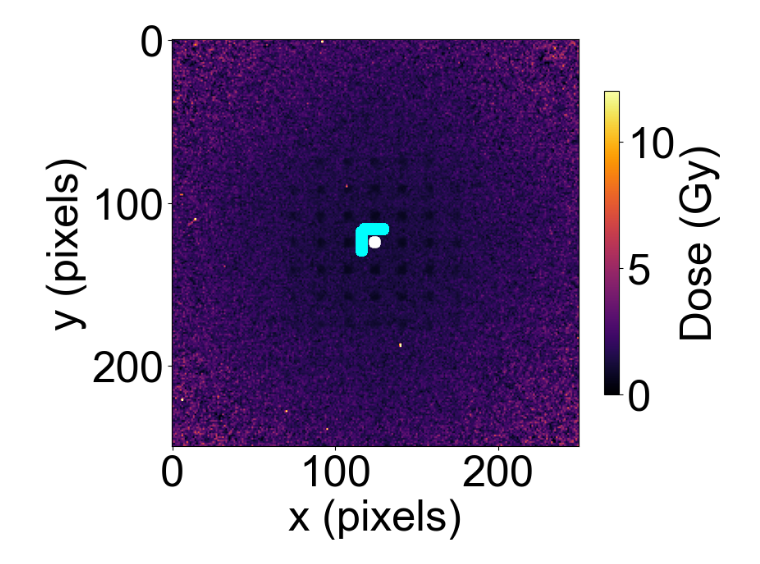
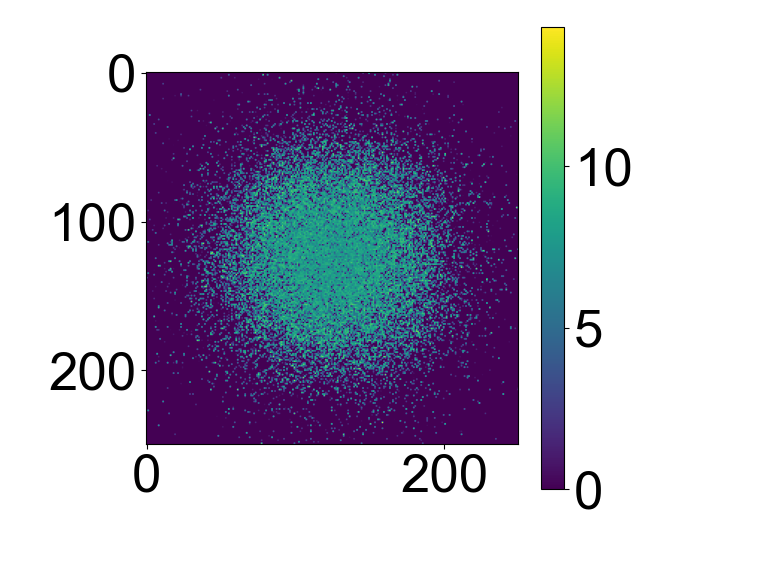
Before and after one commit to NathanClements2000/MedPhysAndSchool, a Jupyter notebook: CLEAR-Thesis/Read SFRT clear_GRID_waterphantom-newsims.ipynb, the cells around one changed output. Cells and saved outputs as stored; diff of their text form; code cells hidden in the pictures.

```diff
--- a/CLEAR-Thesis/Read SFRT clear_GRID_waterphantom-newsims.ipynb
+++ b/CLEAR-Thesis/Read SFRT clear_GRID_waterphantom-newsims.ipynb
@@ -11,14 +11,15 @@ from skimage.feature import peak_local_max
 all_data={}
 my_array=np.zeros((250,250,400))
 stds=np.zeros((250,250,400))
-data03=pd.read_csv("D:Desktop/thesis/results/new_dosetomedium__clear_SFRT_waterphantom200MeV__2.csv",delimiter= ',',comment='#',names=['x','y','z','dose','stderror'],dtype={'x':int,'y':int,'z':int,'dose':float,'stderror':float})
+data03=pd.read_csv("D:Desktop/thesis/results/new_dosetomedium__clear_SFRT_waterphantom200MeV__1.csv",delimiter= ',',comment='#',names=['x','y','z','dose','stderror'],dtype={'x':int,'y':int,'z':int,'dose':float,'stderror':float})
 data03.stderror=data03.stderror/np.sqrt(500000)
+data03.stderror=1/((data03.stderror/(1.60218e-19)*(8.2*10**-9))**2)
 for i in np.arange(2,21):
     data1=pd.read_csv("D:Desktop/thesis/results/new_dosetomedium__clear_SFRT_waterphantom200MeV__"+str(i)+".csv",delimiter= ',',comment='#',names=['x','y','z','dose','stderror'],dtype={'x':int,'y':int,'z':int,'dose':float,'stderror':float})
     data03.dose=data03.dose + data1.dose
-    data03.stderror=np.sqrt(data03.stderror**2+(data1.stderror/500000)**2)
+    data03.stderror=data03.stderror +  (1/(data1.stderror/np.sqrt(500000)/(1.60218e-19)*(8.2*10**-9))**2)
 data03.dose=data03.dose/(1.60218e-19)*(8.2*10**-9)/20
-data03.stderror=data03.stderror/(1.60218e-19)*(8.2*10**-9)
+data03.stderror=np.sqrt(1/data03.stderror)
 for i in np.arange(0,len(data03.dose)):
     my_array[data03.x[i]][data03.y[i]][data03.z[i]]=data03.dose[i]
     stds[data03.x[i]][data03.y[i]][data03.z[i]]=data03.stderror[i]
@@ -32,17 +33,25 @@ GRID_std=GRID_std.T
 # %%
 all_data={}
 my_array=np.zeros((250,250,400))
-data03=pd.read_csv("D:Desktop/thesis/results/new_gammaprimary_clear_SFRT_waterphantom200MeV__2.csv",delimiter= ',',comment='#',names=['x','y','z','dose','std'],dtype={'x':int,'y':int,'z':int,'dose':float,'std':float})
+stds=np.zeros((250,250,400))
+data03=pd.read_csv("D:Desktop/thesis/results/new_gammaprimary_clear_SFRT_waterphantom200MeV__1.csv",delimiter= ',',comment='#',names=['x','y','z','dose','stderror'],dtype={'x':int,'y':int,'z':int,'dose':float,'stderror':float})
+data03.stderror=data03.stderror/np.sqrt(500000)
 for i in np.arange(2,21):
-    data1=pd.read_csv("D:Desktop/thesis/results/new_gammaprimary_clear_SFRT_waterphantom200MeV__"+str(i)+".csv",delimiter= ',',comment='#',names=['x','y','z','dose','std'],dtype={'x':int,'y':int,'z':int,'dose':float,'std':float})
+    data1=pd.read_csv("D:Desktop/thesis/results/new_gammaprimary_clear_SFRT_waterphantom200MeV__"+str(i)+".csv",delimiter= ',',comment='#',names=['x','y','z','dose','stderror'],dtype={'x':int,'y':int,'z':int,'dose':float,'stderror':float})
     data03.dose=data03.dose + data1.dose
+    data03.stderror=np.sqrt(data03.stderror**2+(data1.stderror/500000)**2)
 data03.dose=data03.dose/(1.60218e-19)*(8.2*10**-9)/20
+data03.stderror=data03.stderror/(1.60218e-19)*(8.2*10**-9)
 for i in np.arange(0,len(data03.dose)):
     my_array[data03.x[i]][data03.y[i]][data03.z[i]]=data03.dose[i]
+    stds[data03.x[i]][data03.y[i]][data03.z[i]]=data03.stderror[i]
 all_data[200]=np.array(my_array)
+all_data['std']=np.array(stds)
 
 GRID_photon=all_data[200]
 GRID_photon=GRID_photon.T
+GRID_photon_std=all_data['std']
+GRID_photon_std=GRID_photon_std.T
 # %%
 %matplotlib inline
 #matplotlib.rc('font', **font)
@@ -296,40 +330,28 @@ print(51/28)
 # %%
-errorthing=GRID_std/20/GRID*100
+errorthing=GRID_std
 
-peaks=[]
-peaks_std=[]
-valleys=[]
-valleys_std=[]
-#Find peak indices
-xy = [124,124]
-for k in range(len(errorthing)):
-    #plot 2d profiles
-    if k==0:
-        figure(k+30,figsize=(8,8))
-        profile=errorthing[k,xy[1]-100:xy[1]+100,xy[0]-100:xy[0]+100]
-        plt.imshow(errorthing[k],vmin=0,vmax=12,cmap='inferno')#,extent=(0,len(profile)/300*25.4,0,len(profile)/300*25.4))
-        plt.colorbar(shrink=0.6,label='Dose (Gy)')
-        for i in np.arange(0,len(np.array([(i,j) for i in np.arange(xy[1]-1,xy[1]+2) for j in np.arange(xy[0]-1,xy[0]+2)]).T[0])):
-            plt.scatter(np.array([(i,j) for i in np.arange(xy[1]-1,xy[1]+2) for j in np.arange(xy[0]-1,xy[0]+2)]).T[1],np.array([(i,j) for i in np.arange(xy[1]-1,xy[1]+2) for j in np.arange(xy[0]-1,xy[0]+2)]).T[0],alpha=0.4,c='white')
-        plt.xlabel('x (pixels)')
-        plt.ylabel('y (pixels)')
-        for i in np.arange(0,len(np.array([(i,j) for i in np.arange(xy[1]-7,xy[1]+7) for j in np.arange(xy[0]-9,xy[0]-6)]).T[0])):
-            plt.scatter(np.array([(i,j) for i in np.arange(xy[1]-7,xy[1]+7) for j in np.arange(xy[0]-9,xy[0]-6)]).T[1],np.array([(i,j) for i in np.arange(xy[1]-7,xy[1]+7) for j in np.arange(xy[0]-9,xy[0]-6)]).T[0],alpha=0.4,c='cyan')
-        for i in np.arange(0,len(np.array([(i,j) for i in np.arange(xy[1]-9,xy[1]-6) for j in np.arange(xy[0]-7,xy[0]+7)]).T[0])):
-            plt.scatter(np.array([(i,j) for i in np.arange(xy[1]-9,xy[1]-6) for j in np.arange(xy[0]-7,xy[0]+7)]).T[1],np.array([(i,j) for i in np.arange(xy[1]-9,xy[1]-6) for j in np.arange(xy[0]-7,xy[0]+7)]).T[0],alpha=0.4,c='cyan')
-    #ROIs for peaks and valleys + error
-    peaks.append(np.mean([[errorthing[k,i,j] for i in np.arange(xy[1]-1,xy[1]+2) for j in np.arange(xy[0]-1,xy[0]+2)]]))
-    peaks_std.append(np.std([errorthing[k,i,j] for i in np.arange(xy[1]-1,xy[1]+2) for j in np.arange(xy[0]-1,xy[0]+2)])/np.sqrt(len([errorthing[k,i,j] for i in np.arange(xy[1]-1,xy[1]+2) for j in np.arange(xy[0]-1,xy[0]+2)])))
-    valleysx=np.array([errorthing[k,i,j] for i in np.arange(xy[1]-9,xy[1]-6) for j in np.arange(xy[0]-7,xy[0]+7)]).flatten()
-    valleysy=np.array([errorthing[k,i,j] for i in np.arange(xy[1]-7,xy[1]+7) for j in np.arange(xy[0]-9,xy[0]-6)]).flatten()
-    valleys.append(np.mean(np.array([valleysx,valleysy]).flatten()))
-    valleys_std.append(np.std(np.array([valleysx,valleysy]).flatten())/np.sqrt(len(np.array([valleysx,valleysy]).flatten())))
-peaks=np.array(peaks)
-peaks_std=np.array(peaks_std)
-valleys=np.array(valleys)
-valleys_std=np.array(valleys_std)
+# peaks=[]
+# peaks_std=[]
+# valleys=[]
+# valleys_std=[]
+# #Find peak indices
+# xy = [124,124]
+# for k in range(len(errorthing)):
+#     peaks.append(np.sqrt(np.sum([errorthing[k,i,j]**2 for i in np.arange(xy[1]-1,xy[1]+2) for j in np.arange(xy[0]-1,xy[0]+2)]))/9)
+#     valleysx=np.array([errorthing[k,i,j] for i in np.arange(xy[1]-9,xy[1]-6) for j in np.arange(xy[0]-7,xy[0]+7)]).flatten()
+#     valleysy=np.array([errorthing[k,i,j] for i in np.arange(xy[1]-7,xy[1]+7) for j in np.arange(xy[0]-9,xy[0]-6)]).flatten()
+#     valleys_both=np.array([valleysx,valleysy]).flatten()
+#     valleys.append(np.sqrt(np.sum([i**2 for i in valleys_both]))/90)
+# peaks=np.array(peaks)
+# valleys=np.array(valleys)
 
-print(np.max(peaks),np.max(valleys))
-print(np.mean(peaks),np.mean(valleys))
-print(peaks)
+# newpeakerror=peaks
+# newvalleyerror=valleys
+
+print(np.max(newpeakerror/peaks*100),np.max(newvalleyerror/valleys*100))
+print(np.mean(newpeakerror/peaks*100),np.mean(newvalleyerror/valleys*100))
+
+figure(1,figsize=(6,6))
+plt.imshow(GRID_std[-1]/GRID[-1]*100)
+plt.colorbar()
 # %% [output]
@@ -353 +361 @@ print(peaks)
-[figure, old version]
+[figure, new version]
```
Also changed, not shown: parts of 5 cells of this notebook, 4 other files.
